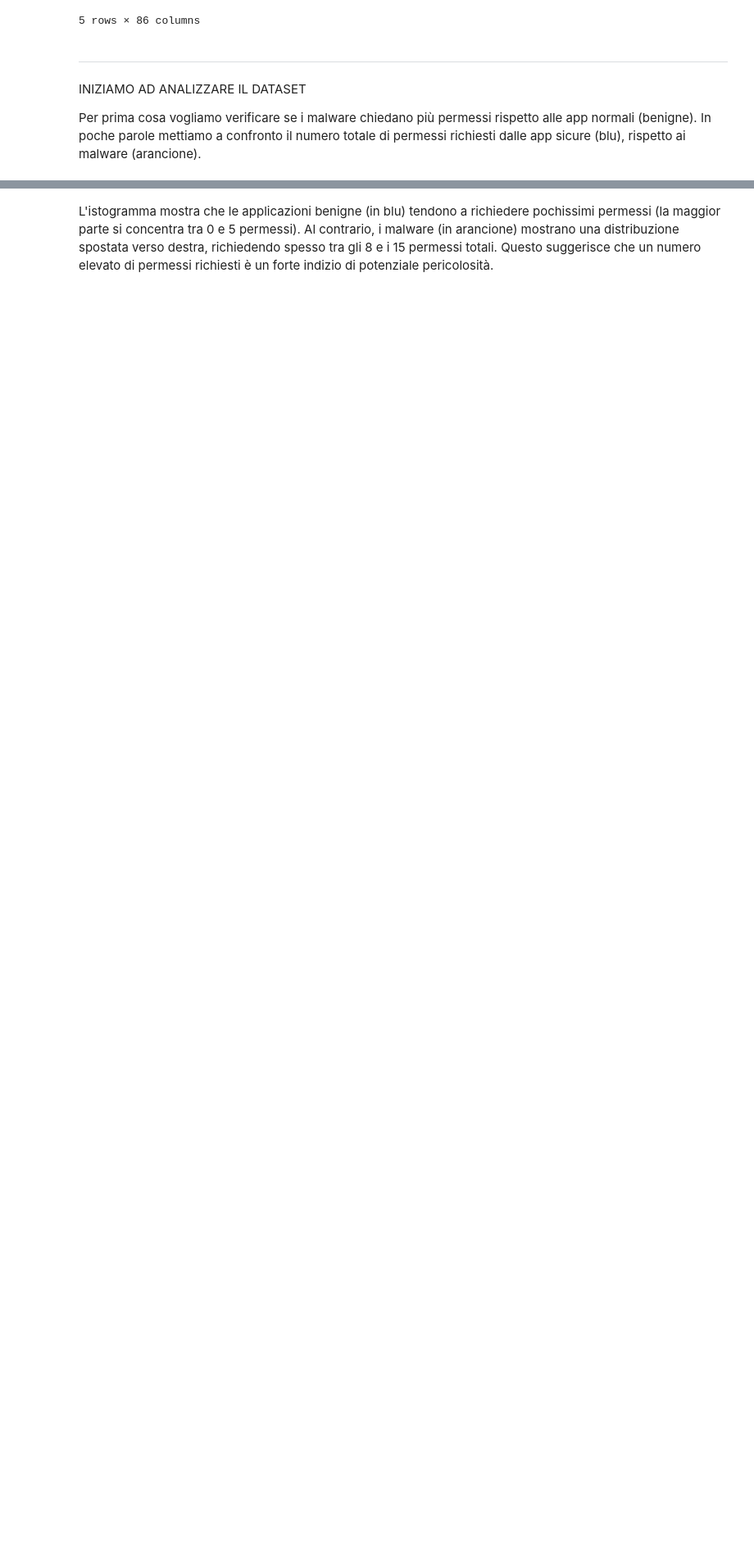
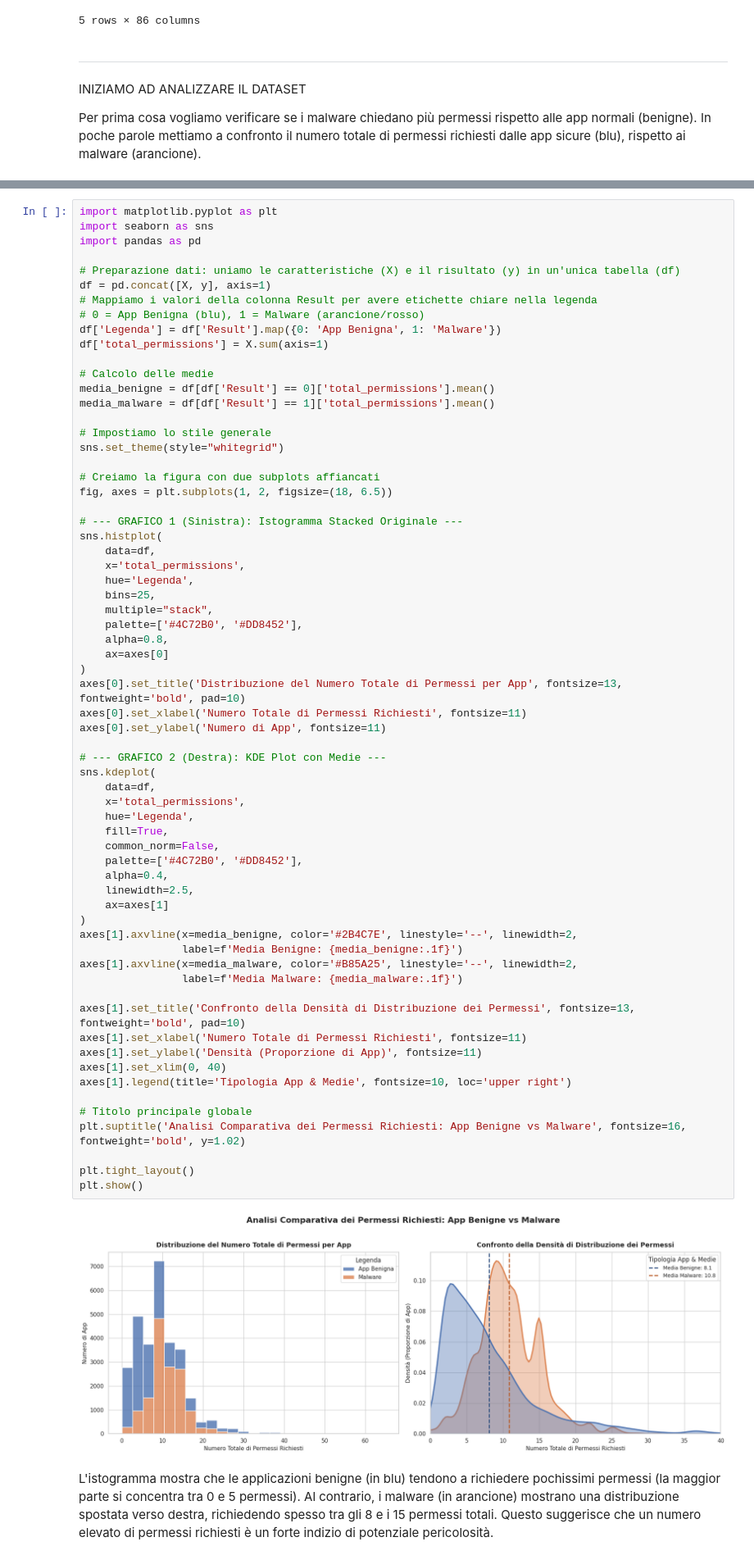
Before and after one commit to stefa54sm-ai/Analisi-DataSet, a Jupyter notebook: Analisi_Dataset.ipynb, the cells around one changed output, grey strips where cells are left out. Shown at 82% size. Cells and saved outputs as stored; diff of their text form; blank space fills up the shorter version.

```diff
--- a/Analisi_Dataset.ipynb
+++ b/Analisi_Dataset.ipynb
@@ -135,6 +135,73 @@ plt.ylabel('Numero di App', fontsize=14)
 plt.show()
 # %% [output]
 [figure]
+# %%
+import matplotlib.pyplot as plt
+import seaborn as sns
+import pandas as pd
+
+# Preparazione dati: uniamo le caratteristiche (X) e il risultato (y) in un'unica tabella (df)
+df = pd.concat([X, y], axis=1)
+# Mappiamo i valori della colonna Result per avere etichette chiare nella legenda
+# 0 = App Benigna (blu), 1 = Malware (arancione/rosso)
+df['Legenda'] = df['Result'].map({0: 'App Benigna', 1: 'Malware'})
+df['total_permissions'] = X.sum(axis=1)
+
+# Calcolo delle medie
+media_benigne = df[df['Result'] == 0]['total_permissions'].mean()
+media_malware = df[df['Result'] == 1]['total_permissions'].mean()
+
+# Impostiamo lo stile generale
+sns.set_theme(style="whitegrid")
+
+# Creiamo la figura con due subplots affiancati
+fig, axes = plt.subplots(1, 2, figsize=(18, 6.5))
+
+# --- GRAFICO 1 (Sinistra): Istogramma Stacked Originale ---
+sns.histplot(
+    data=df,
+    x='total_permissions',
+    hue='Legenda',
+    bins=25,
+    multiple="stack",
+    palette=['#4C72B0', '#DD8452'],
+    alpha=0.8,
+    ax=axes[0]
+)
+axes[0].set_title('Distribuzione del Numero Totale di Permessi per App', fontsize=13, fontweight='bold', pad=10)
+axes[0].set_xlabel('Numero Totale di Permessi Richiesti', fontsize=11)
+axes[0].set_ylabel('Numero di App', fontsize=11)
+
+# --- GRAFICO 2 (Destra): KDE Plot con Medie ---
+sns.kdeplot(
+    data=df,
+    x='total_permissions',
+    hue='Legenda',
+    fill=True,
+    common_norm=False,
+    palette=['#4C72B0', '#DD8452'],
+    alpha=0.4,
+    linewidth=2.5,
+    ax=axes[1]
+)
+axes[1].axvline(x=media_benigne, color='#2B4C7E', linestyle='--', linewidth=2,
+                label=f'Media Benigne: {media_benigne:.1f}')
+axes[1].axvline(x=media_malware, color='#B85A25', linestyle='--', linewidth=2,
+                label=f'Media Malware: {media_malware:.1f}')
+
+axes[1].set_title('Confronto della Densità di Distribuzione dei Permessi', fontsize=13, fontweight='bold', pad=10)
+axes[1].set_xlabel('Numero Totale di Permessi Richiesti', fontsize=11)
+axes[1].set_ylabel('Densità (Proporzione di App)', fontsize=11)
+axes[1].set_xlim(0, 40)
+axes[1].legend(title='Tipologia App & Medie', fontsize=10, loc='upper right')
+
+# Titolo principale globale
+plt.suptitle('Analisi Comparativa dei Permessi Richiesti: App Benigne vs Malware', fontsize=16, fontweight='bold', y=1.02)
+
+plt.tight_layout()
+plt.show()
+# %% [output]
+[figure, added]
 # %% [markdown]
 L'istogramma mostra che le applicazioni benigne (in blu) tendono a richiedere pochissimi permessi (la maggior parte si concentra tra 0 e 5 permessi).
 Al contrario, i malware (in arancione) mostrano una distribuzione spostata verso destra, richiedendo spesso tra gli 8 e i 15 permessi totali. Questo suggerisce che un numero elevato di permessi richiesti è un forte indizio di potenziale pericolosità.
```
Also changed, not shown: parts of 2 cells of this notebook.
